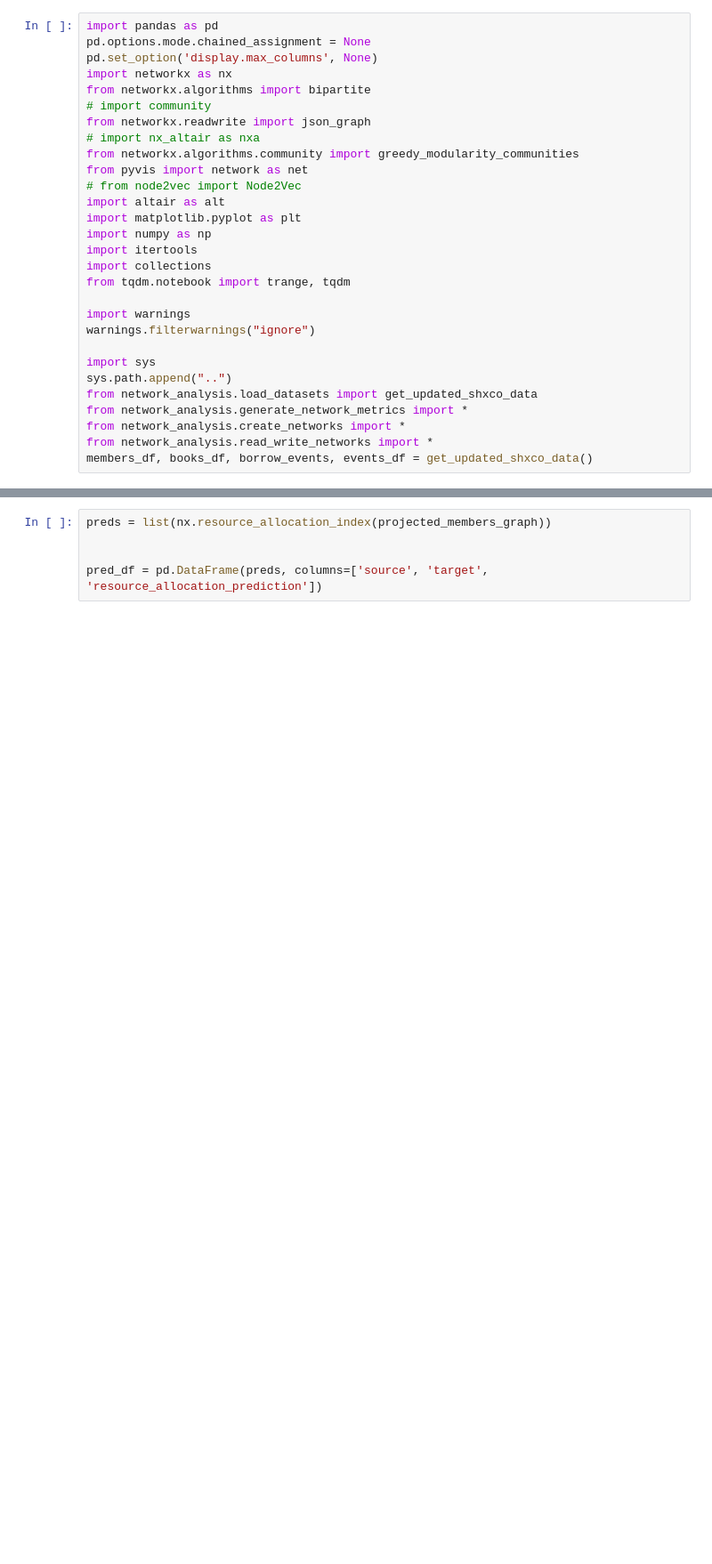
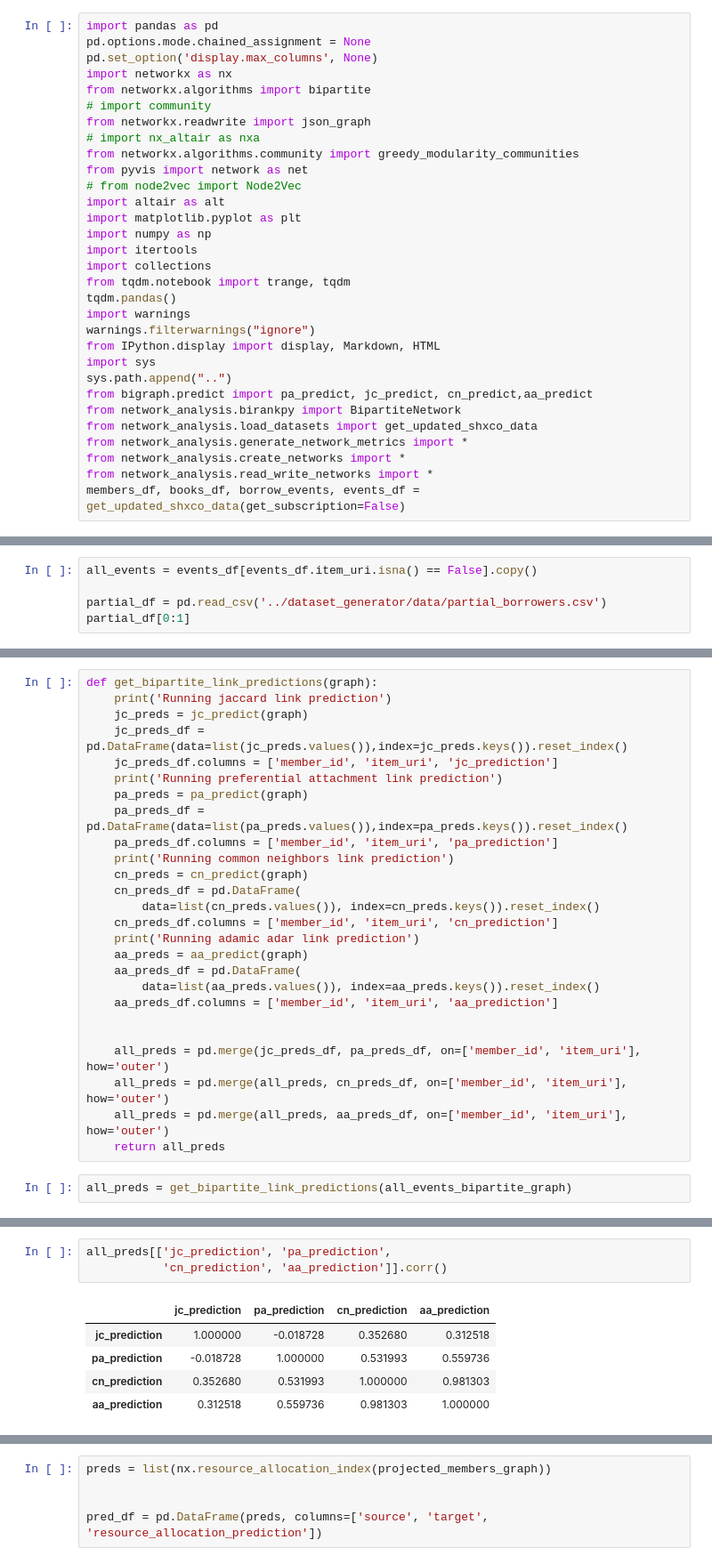
Before and after one commit to ZoeLeBlanc/unknown_borrowers, a Jupyter notebook: network_analysis/LinkPrediction.ipynb, the cells around one changed output, grey strips where cells are left out. Shown at 89% size. Cells and saved outputs as stored; diff of their text form; blank space fills up the shorter version.

```diff
--- a/network_analysis/LinkPrediction.ipynb
+++ b/network_analysis/LinkPrediction.ipynb
@@ -16,14 +16,16 @@ import numpy as np
 import itertools
 import collections
 from tqdm.notebook import trange, tqdm
-
+tqdm.pandas()
 import warnings
 warnings.filterwarnings("ignore")
-
+from IPython.display import display, Markdown, HTML
 import sys
 sys.path.append("..")
+from bigraph.predict import pa_predict, jc_predict, cn_predict,aa_predict
+from network_analysis.birankpy import BipartiteNetwork
 from network_analysis.load_datasets import get_updated_shxco_data
 from network_analysis.generate_network_metrics import *
 from network_analysis.create_networks import *
 from network_analysis.read_write_networks import *
-members_df, books_df, borrow_events, events_df = get_updated_shxco_data()
+members_df, books_df, borrow_events, events_df = get_updated_shxco_data(get_subscription=False)
@@ -33,0 +39,5 @@ unexceptional_events = borrow_events[borrow_events.exceptional_types.isna()]
+# %%
+all_events = events_df[events_df.item_uri.isna() == False].copy()
+
+partial_df = pd.read_csv('../dataset_generator/data/partial_borrowers.csv')
+partial_df[0:1]
@@ -33,0 +76,28 @@ unexceptional_events = borrow_events[borrow_events.exceptional_types.isna()]
+# %%
+def get_bipartite_link_predictions(graph):
+    print('Running jaccard link prediction')
+    jc_preds = jc_predict(graph)
+    jc_preds_df = pd.DataFrame(data=list(jc_preds.values()),index=jc_preds.keys()).reset_index()
+    jc_preds_df.columns = ['member_id', 'item_uri', 'jc_prediction']
+    print('Running preferential attachment link prediction')
+    pa_preds = pa_predict(graph)
+    pa_preds_df = pd.DataFrame(data=list(pa_preds.values()),index=pa_preds.keys()).reset_index()
+    pa_preds_df.columns = ['member_id', 'item_uri', 'pa_prediction']
+    print('Running common neighbors link prediction')
+    cn_preds = cn_predict(graph)
+    cn_preds_df = pd.DataFrame(
+        data=list(cn_preds.values()), index=cn_preds.keys()).reset_index()
+    cn_preds_df.columns = ['member_id', 'item_uri', 'cn_prediction']
+    print('Running adamic adar link prediction')
+    aa_preds = aa_predict(graph)
+    aa_preds_df = pd.DataFrame(
+        data=list(aa_preds.values()), index=aa_preds.keys()).reset_index()
+    aa_preds_df.columns = ['member_id', 'item_uri', 'aa_prediction']
+
+
+    all_preds = pd.merge(jc_preds_df, pa_preds_df, on=['member_id', 'item_uri'], how='outer')
+    all_preds = pd.merge(all_preds, cn_preds_df, on=['member_id', 'item_uri'], how='outer')
+    all_preds = pd.merge(all_preds, aa_preds_df, on=['member_id', 'item_uri'], how='outer')
+    return all_preds
+# %%
+all_preds = get_bipartite_link_predictions(all_events_bipartite_graph)
@@ -33,0 +117,9 @@ unexceptional_events = borrow_events[borrow_events.exceptional_types.isna()]
+# %%
+all_preds[['jc_prediction', 'pa_prediction',
+           'cn_prediction', 'aa_prediction']].corr()
+# %% [output]
+|  | jc_prediction | pa_prediction | cn_prediction | aa_prediction |
+| jc_prediction | 1.000000 | -0.018728 | 0.352680 | 0.312518 |
+| pa_prediction | -0.018728 | 1.000000 | 0.531993 | 0.559736 |
+| cn_prediction | 0.352680 | 0.531993 | 1.000000 | 0.981303 |
+| aa_prediction | 0.312518 | 0.559736 | 0.981303 | 1.000000 |
```
Also changed, not shown: parts of 33 cells of this notebook, 15 other files.
